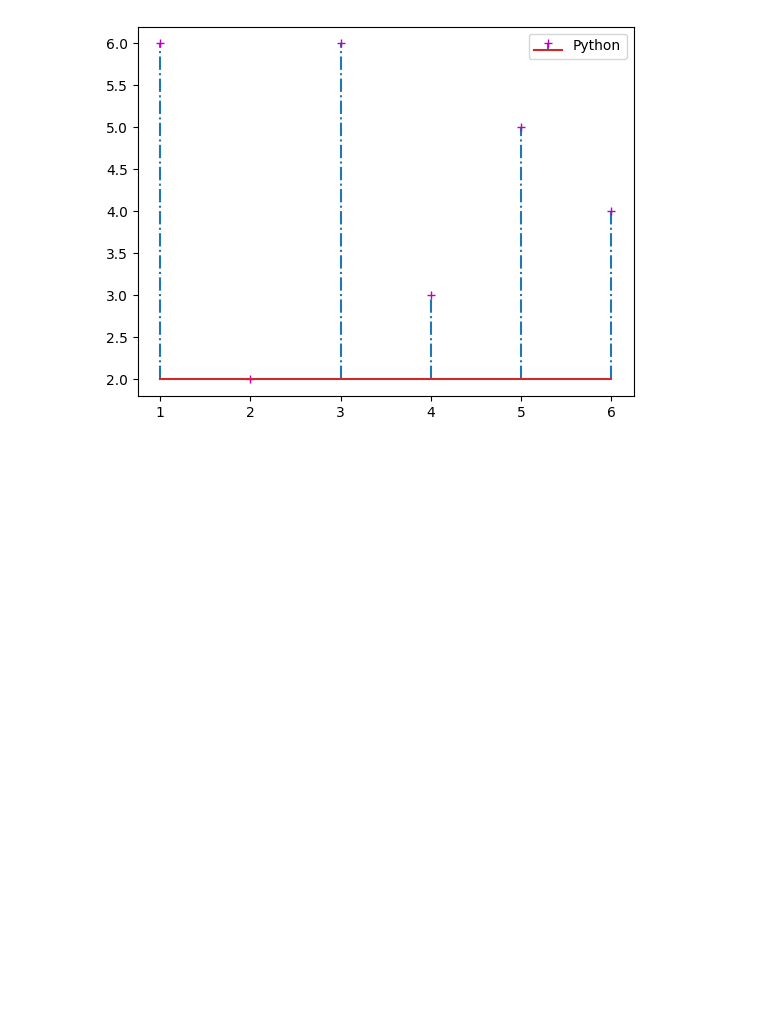
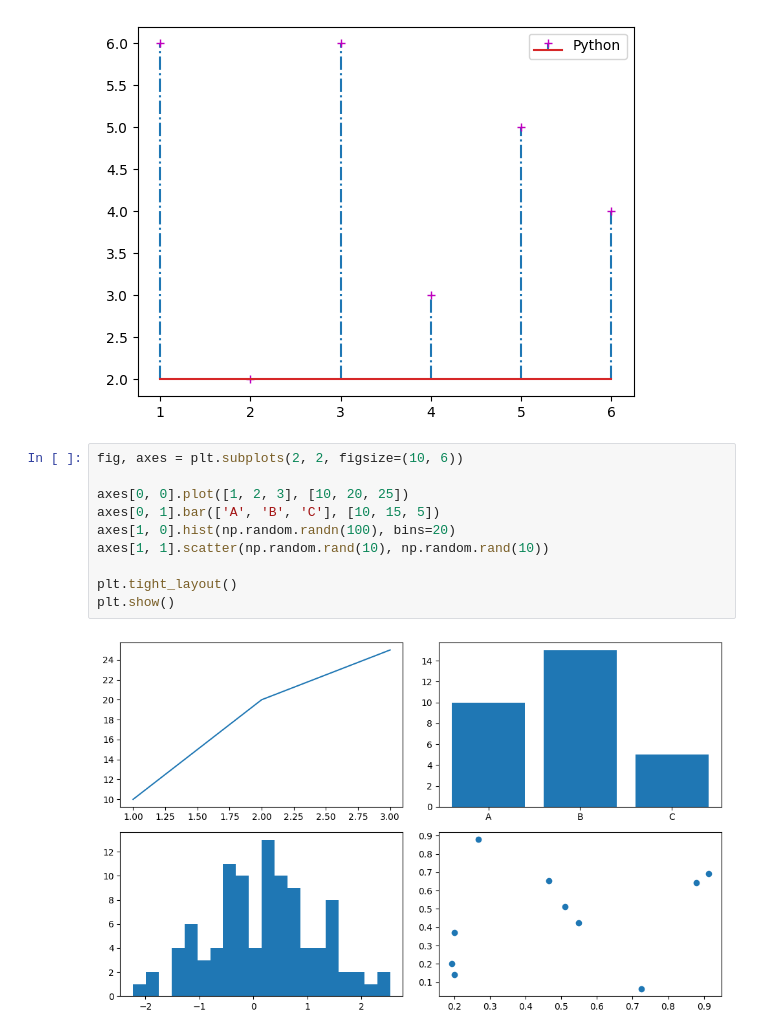
Before and after one commit to dhinoja-rajan/python-libraries-playground, a Jupyter notebook: matplotlib_Tutorial.ipynb, the cells around one changed output. Cells and saved outputs as stored; diff of their text form; blank space fills up the shorter version.

```diff
--- a/matplotlib_Tutorial.ipynb
+++ b/matplotlib_Tutorial.ipynb
@@ -212,3 +212,15 @@ plt.legend()
 plt.show()
 # %% [output]
 [figure]
+# %%
+fig, axes = plt.subplots(2, 2, figsize=(10, 6))
+
+axes[0, 0].plot([1, 2, 3], [10, 20, 25])
+axes[0, 1].bar(['A', 'B', 'C'], [10, 15, 5])
+axes[1, 0].hist(np.random.randn(100), bins=20)
+axes[1, 1].scatter(np.random.rand(10), np.random.rand(10))
+
+plt.tight_layout()
+plt.show()
+# %% [output]
+[figure, added]
```
Also changed, not shown: parts of 3 cells of this notebook.
